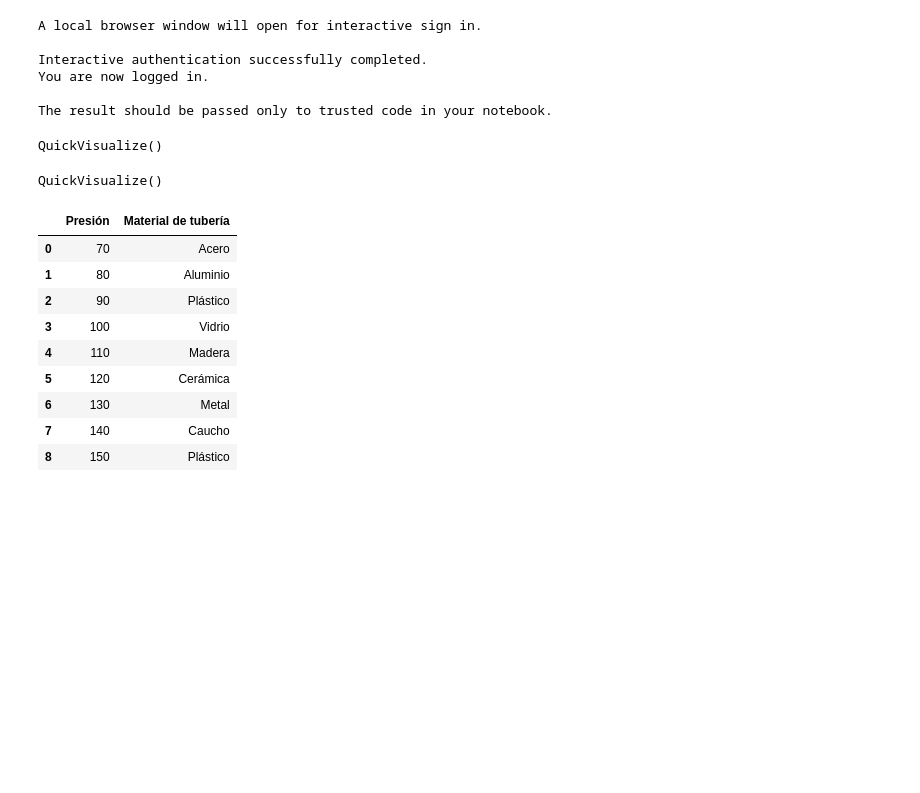
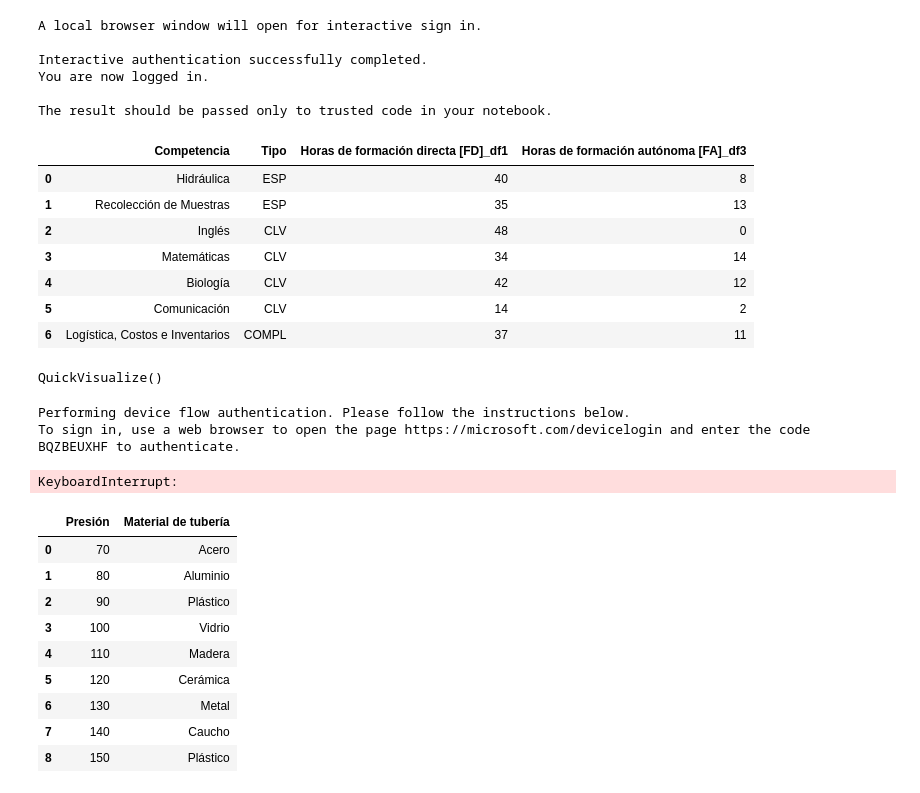
Before and after one commit to DiegoFOsorio860/Arquitectura, a Jupyter notebook: PowerBi.ipynb, the cells around one changed output. Drawn from its saved outputs; the diff is of its cells as text; code cells hidden in the pictures; blank space fills up the shorter version.

```diff
--- a/PowerBi.ipynb
+++ b/PowerBi.ipynb
@@ -112,6 +111,7 @@ def FUNCTION_GRAPH_1(datos_TIME):
  # Crear un DataFrame para Horas de Formación Directa
     df1 = pd.DataFrame({
         "Competencia": ["Hidráulica", "Recolección de Muestras", "Inglés", "Matemáticas", "Biología","Comunicación","Logística, Costos e Inventarios" ],
+        "Tipo": ["ESP", "ESP", "CLV", "CLV", "CLV","CLV","COMPL" ],
         "Horas de formación directa [FD]": [valor_TIME_T1_HIDRAULICA_1, valor_TIME_T1_REC_MUESTRAS_1,
                                        valor_TIME_T1_INGLES_1, valor_TIME_T1_MATEMATICAS_1,
                                        valor_TIME_T1_BIOLOGIA_1, valor_TIME_T1_COMUNICACION_1,
@@ -197,28 +197,36 @@ def FUNCTION_GRAPH_2(datos_TIME):
 # %%
 # Cargar datos_TIME desde el archivo Excel
 datos_TIME = pd.read_excel('30122023 Arquitectura Curricular - Proyecto de Formación.xlsx', sheet_name='TIME')
 
 # Llamar a FUNCTION_GRAPH_1 para definir df1
 FUNCTION_GRAPH_1(datos_TIME)
 FUNCTION_GRAPH_2(datos_TIME)
 
 # Realizar un merge en cadena basado en la columna "Competencia"
 df_merged = pd.merge(df1, df2, on="Competencia", suffixes=('_df1', '_df2'))
 df_merged = pd.merge(df_merged, df3, on="Competencia", suffixes=('_df1', '_df3'))
 df_PB_Time = pd.merge(df_merged, df4, on="Competencia", suffixes=('_df1', '_df4'))
 
 # Renombrar columnas para que sean más legibles
 df_PB_Time.rename(columns={
     "Horas de formación directa [FD]_df1": "Horas de formación directa [FD]_df1",
     "Horas de formación directa [FD]_df2": "Horas de formación directa [FD]_df2",
     "Horas de formación autónoma [FA]_df1": "Horas de formación autónoma [FA]_df3",
     "Horas de formación autónoma [FA]_df4": "Horas de formación autónoma [FA]_df4"
 }, inplace=True)
 
 # Imprimir el resultado
+df_PB_Time = df_PB_Time.iloc[:, [0,1,2,4]]
 df_PB_Time
-
-df_PB_Time_1 = df_merged
+# %% [output]
+|  | Competencia | Tipo | Horas de formación directa [FD]_df1 | Horas de formación autónoma [FA]_df3 |
+| 0 | Hidráulica | ESP | 40 | 8 |
+| 1 | Recolección de Muestras | ESP | 35 | 13 |
+| 2 | Inglés | CLV | 48 | 0 |
+| 3 | Matemáticas | CLV | 34 | 14 |
+| 4 | Biología | CLV | 42 | 12 |
+| 5 | Comunicación | CLV | 14 | 2 |
+| 6 | Logística, Costos e Inventarios | COMPL | 37 | 11 |
 # %%
 from powerbiclient import QuickVisualize, get_dataset_config, Report
 
@@ -229,7 +237,7 @@ QuickVisualize()
 # %%
 from powerbiclient import QuickVisualize, get_dataset_config, Report
 
-df_selected_columns = df_PB_Time.iloc[:, [0,1,3]]  # Selecciona las columnas con índices 1, 2 y 3  # Selecciona solo las dos primeras columnas
+df_selected_columns = df_PB_Time.iloc[:, [0,1,2,3]]  # Selecciona las columnas con índices 1, 2 y 3  # Selecciona solo las dos primeras columnas
 
 # Configura el conjunto de datos para la visualización
 dataset_config = get_dataset_config(df_selected_columns)
@@ -245,7 +253,9 @@ PBI_visualize = QuickVisualize(
 # Muestra la visualización
 PBI_visualize
 # %% [output]
-QuickVisualize()
+Performing device flow authentication. Please follow the instructions below.
+To sign in, use a web browser to open the page https://microsoft.com/devicelogin and enter the code BQZBEUXHF to authenticate.
+KeyboardInterrupt:
 # %%
 from powerbiclient import QuickVisualize, get_dataset_config, Report
 import pandas as pd
```
Also changed, not shown: parts of 5 cells of this notebook, 1 other file.
